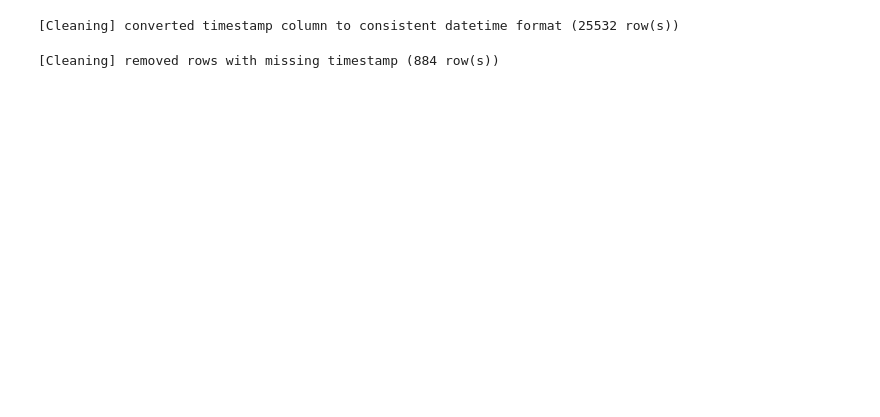
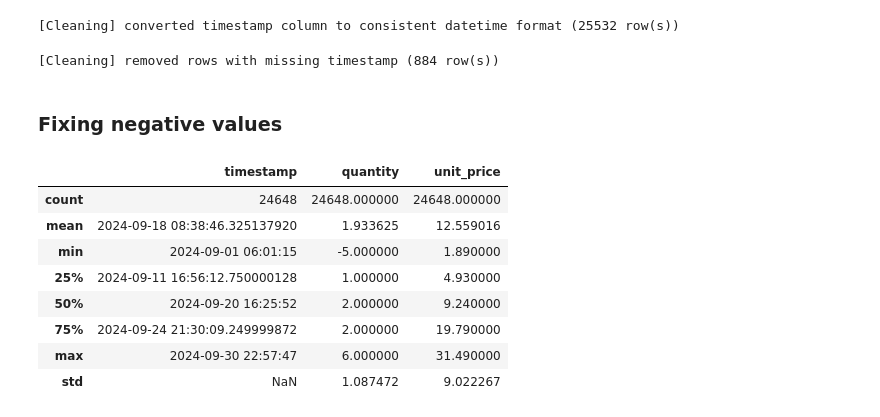
Before and after one commit to mayajdias/walmart-hurricane-project, a Jupyter notebook: notebooks/Cleaning.ipynb, the cells around one changed output. Drawn from its saved outputs; the diff is of its cells as text; code cells hidden in the pictures; blank space fills up the shorter version.

Commit message:
revised cleaning on walmart_transactions.csv

```diff
--- a/notebooks/Cleaning.ipynb
+++ b/notebooks/Cleaning.ipynb
@@ -658,10 +672,10 @@ def clean_timestamp(df):
     return df
 # %%
 print("Length before:", len(transactions_cleaned_price_id))
-transactions_fully_cleaned = clean_timestamp(transactions_cleaned_price_id)
-print("Length after:", len(transactions_fully_cleaned))
-print("Rows removed:", len(transactions_cleaned_price_id) - len(transactions_fully_cleaned))
-transactions_fully_cleaned.head()
+transactions_timestamps_cleaned = clean_timestamp(transactions_cleaned_price_id)
+print("Length after:", len(transactions_timestamps_cleaned))
+print("Rows removed:", len(transactions_cleaned_price_id) - len(transactions_timestamps_cleaned))
+transactions_timestamps_cleaned.head()
 # %% [output]
 Length before: 25532
 Length after: 24648
@@ -680,3 +694,17 @@ log("Cleaning", "converted timestamp column to consistent datetime format", "255
 log("Cleaning", "removed rows with missing timestamp", "884")
 # %% [output]
 [Cleaning] removed rows with missing timestamp (884 row(s))
+# %% [markdown]
+### Fixing negative values
+# %%
+transactions_timestamps_cleaned.describe()
+# %% [output]
+|  | timestamp | quantity | unit_price |
+| count | 24648 | 24648.000000 | 24648.000000 |
+| mean | 2024-09-18 08:38:46.325137920 | 1.933625 | 12.559016 |
+| min | 2024-09-01 06:01:15 | -5.000000 | 1.890000 |
+| 25% | 2024-09-11 16:56:12.750000128 | 1.000000 | 4.930000 |
+| 50% | 2024-09-20 16:25:52 | 2.000000 | 9.240000 |
+| 75% | 2024-09-24 21:30:09.249999872 | 2.000000 | 19.790000 |
+| max | 2024-09-30 22:57:47 | 6.000000 | 31.490000 |
+| std | NaN | 1.087472 | 9.022267 |
```
Also changed, not shown: parts of 53 cells of this notebook.
